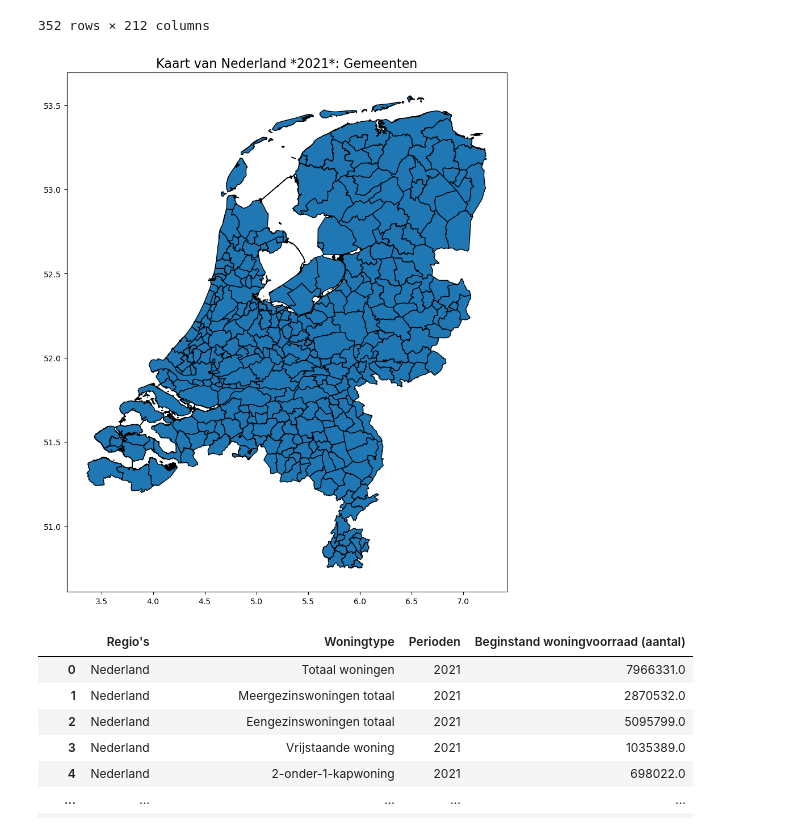
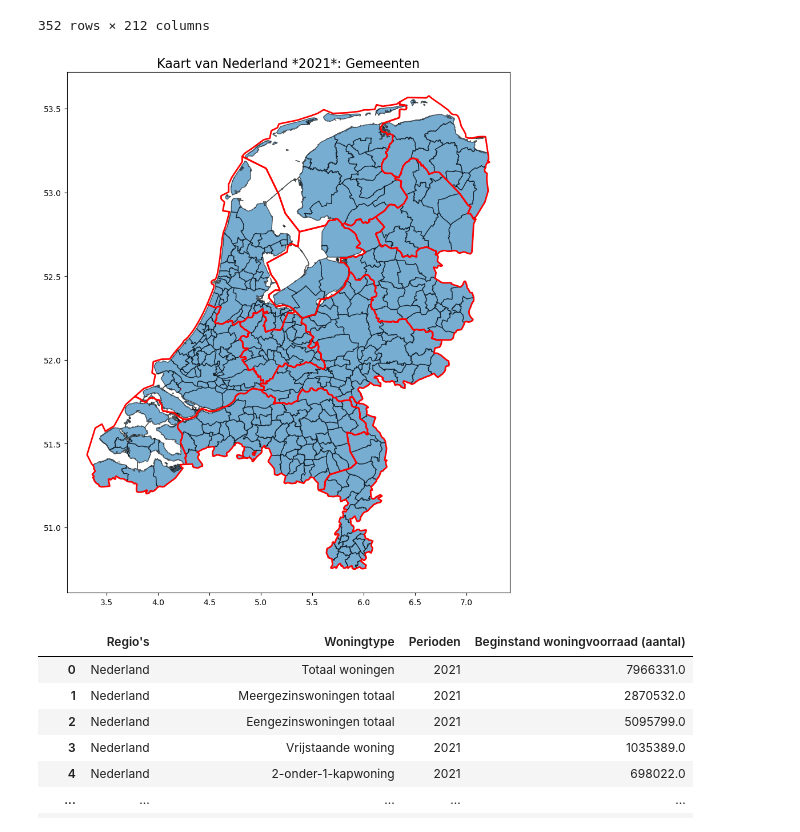
Before and after one commit to juliusj03/Spatial-data-science-solar, a Jupyter notebook: solar.ipynb, the cells around one changed output. Drawn from its saved outputs; the diff is of its cells as text; code cells hidden in the pictures.

```diff
--- a/solar.ipynb
+++ b/solar.ipynb
@@ -21,6 +21,7 @@ import re
 # %%
 # Path to the relevant geofiles
 municipality_shapefile = "data/geo/gemeenten_2021_v3.shp"
+provinces_shapefile = "data/geo/GRS_1000_PROV_NL_V.shp"
 
 # Path to the relevant files
 housing_type_path = "data/woningtype_nieuw.csv"
@@ -57,6 +56,7 @@ Eerst het inladen van de gpd file. Vervolgens willen we eerst alle gemeenten aan
 # %%
 # Laad de shapefile met GeoPandas
 gdf_municipalities = gpd.read_file(municipality_shapefile)
+gdf_provinces = gpd.read_file(provinces_shapefile)
 
 # Filter for only municipalities (no water) and the year 2021
 filtered_gdf_municipalities = gdf_municipalities[(gdf_municipalities['H2O'] == 'NEE')]
@@ -75,6 +75,7 @@ gdf_municipalities_merged = filtered_gdf_municipalities.merge(
 )
 
 gdf_municipalities_merged.to_crs(epsg=4326, inplace=True)
+gdf_provinces.to_crs(epsg=4326, inplace=True)
 
 display(gdf_municipalities_merged)
 # %% [output]
@@ -92,13 +93,18 @@ display(gdf_municipalities_merged)
 | 351 | 435.0 | GM1979 | Eemsdelta | NEE | 692 | 4 | 170 | 45587 | 22841 | 22746 | ... |
 352 rows × 212 columns
 # %%
-# Plot de kaart van Nederland met gemeenten
-gdf_municipalities_merged.plot(edgecolor='black', figsize=(10, 12))
+# Plot de kaart van Nederland met gemeenten en provinciën
+fig, ax = plt.subplots(figsize=(10, 12))
+gdf_municipalities_merged.plot(ax=ax, edgecolor='black', alpha=0.6)
+
+# Overlay the provinces with red edges
+gdf_provinces.plot(ax=ax, edgecolor='red', linewidth=2, facecolor="none")
 
 plt.title("Kaart van Nederland *2021*: Gemeenten", fontsize=16)
+
 plt.show()
 # %% [output]
-[figure, old version]
+[figure, new version]
 # %%
 display(housing_type_df)
 # %% [output]
```
Also changed, not shown: parts of 3 cells of this notebook.
